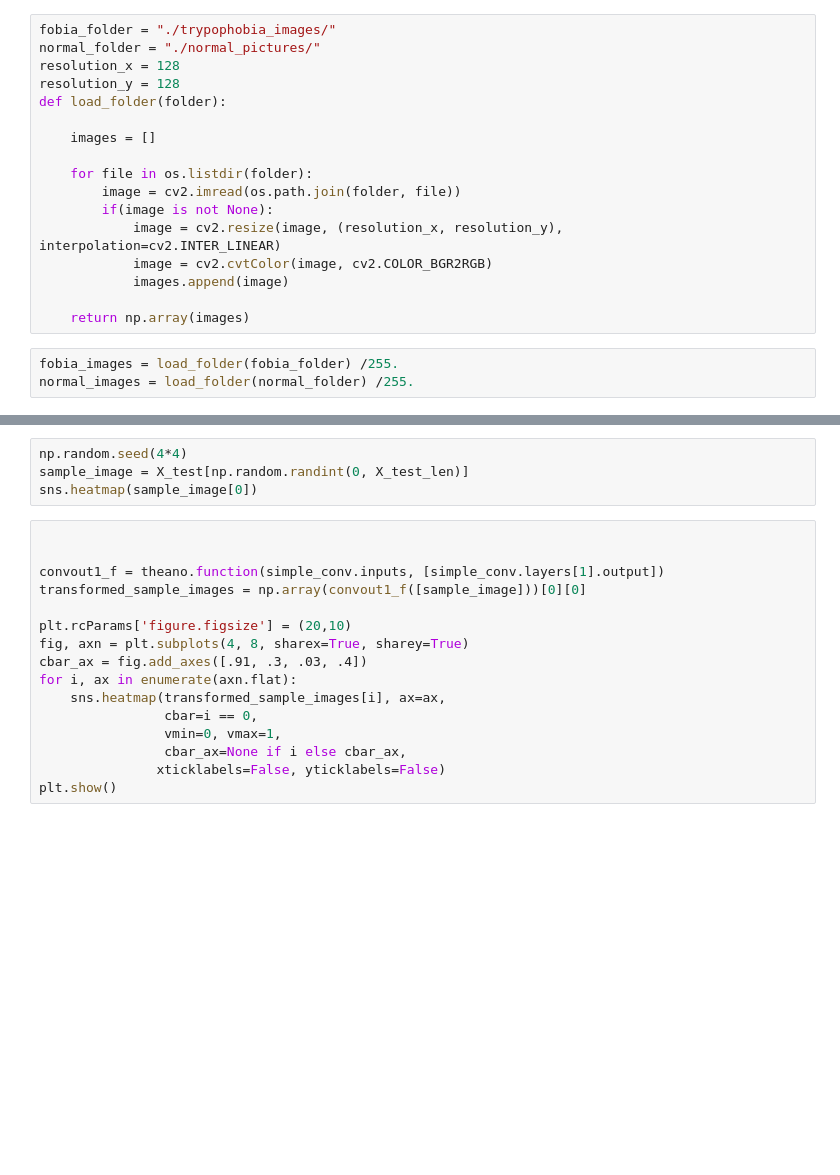
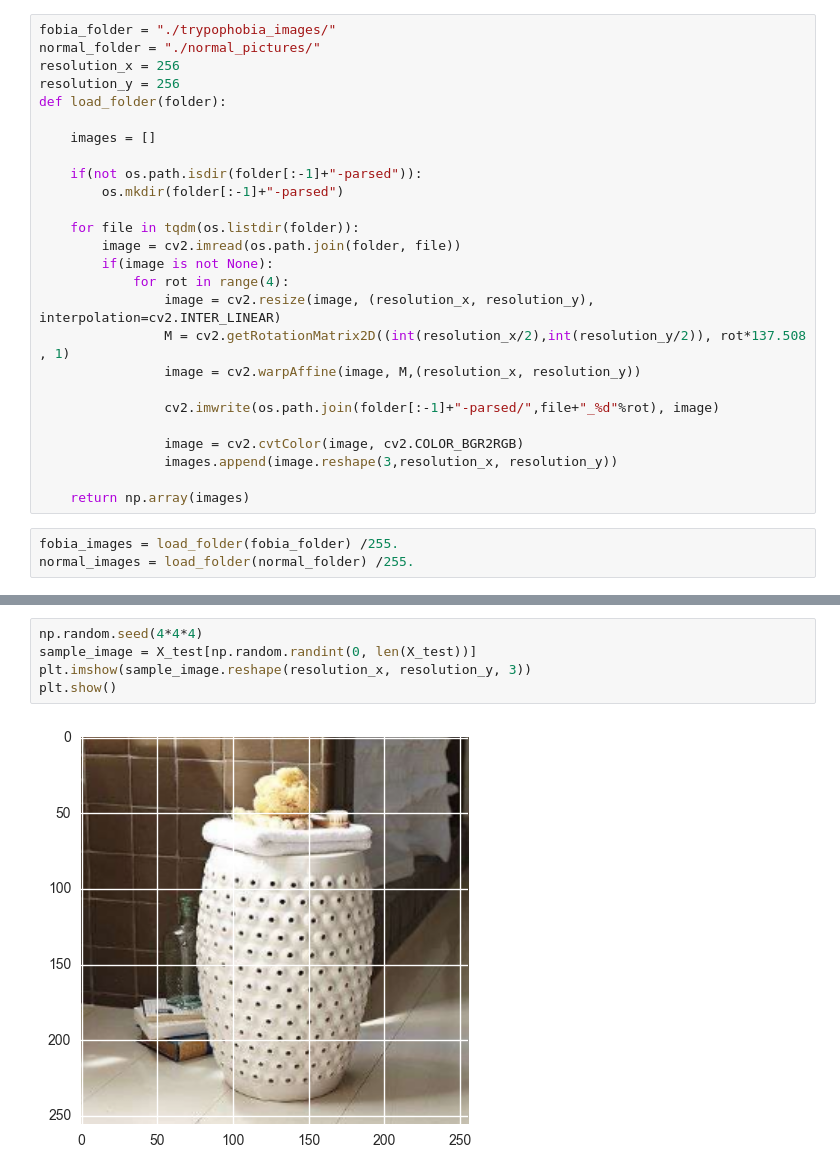
Before and after one commit to gorbak25/trypophobia-detector, a Jupyter notebook: traing_neural_net.ipynb, the cells around one changed output, grey strips where cells are left out. Drawn from its saved outputs; the diff is of its cells as text; blank space fills up the shorter version.

```diff
--- a/traing_neural_net.ipynb
+++ b/traing_neural_net.ipynb
@@ -14,18 +17,27 @@ Using Theano backend.
 # %%
 fobia_folder = "./trypophobia_images/"
 normal_folder = "./normal_pictures/"
-resolution_x = 128
-resolution_y = 128
+resolution_x = 256
+resolution_y = 256
 def load_folder(folder):
 
     images = []
 
-    for file in os.listdir(folder):
+    if(not os.path.isdir(folder[:-1]+"-parsed")):
+        os.mkdir(folder[:-1]+"-parsed")
+
+    for file in tqdm(os.listdir(folder)):
         image = cv2.imread(os.path.join(folder, file))
         if(image is not None):
-            image = cv2.resize(image, (resolution_x, resolution_y), interpolation=cv2.INTER_LINEAR)
-            image = cv2.cvtColor(image, cv2.COLOR_BGR2RGB)
-            images.append(image)
+            for rot in range(4):
+                image = cv2.resize(image, (resolution_x, resolution_y), interpolation=cv2.INTER_LINEAR)
+                M = cv2.getRotationMatrix2D((int(resolution_x/2),int(resolution_y/2)), rot*137.508 , 1)
+                image = cv2.warpAffine(image, M,(resolution_x, resolution_y))
+
+                cv2.imwrite(os.path.join(folder[:-1]+"-parsed/",file+"_%d"%rot), image)
+
+                image = cv2.cvtColor(image, cv2.COLOR_BGR2RGB)
+                images.append(image.reshape(3,resolution_x, resolution_y))
 
     return np.array(images)
 # %%
@@ -100,20 +128,7 @@ plt.show()
 # %%
-np.random.seed(4*4)
-sample_image = X_test[np.random.randint(0, X_test_len)]
-sns.heatmap(sample_image[0])
+np.random.seed(4*4*4)
+sample_image = X_test[np.random.randint(0, len(X_test))]
+plt.imshow(sample_image.reshape(resolution_x, resolution_y, 3))
+plt.show()
+# %% [output]
+[figure, added]
-# %%
-
-
-convout1_f = theano.function(simple_conv.inputs, [simple_conv.layers[1].output])
-transformed_sample_images = np.array(convout1_f([sample_image]))[0][0]
-
-plt.rcParams['figure.figsize'] = (20,10)
-fig, axn = plt.subplots(4, 8, sharex=True, sharey=True)
-cbar_ax = fig.add_axes([.91, .3, .03, .4])
-for i, ax in enumerate(axn.flat):
-    sns.heatmap(transformed_sample_images[i], ax=ax,
-                cbar=i == 0,
-                vmin=0, vmax=1,
-                cbar_ax=None if i else cbar_ax,
-               xticklabels=False, yticklabels=False)
-plt.show()
```
Also changed, not shown: parts of 9 cells of this notebook.
